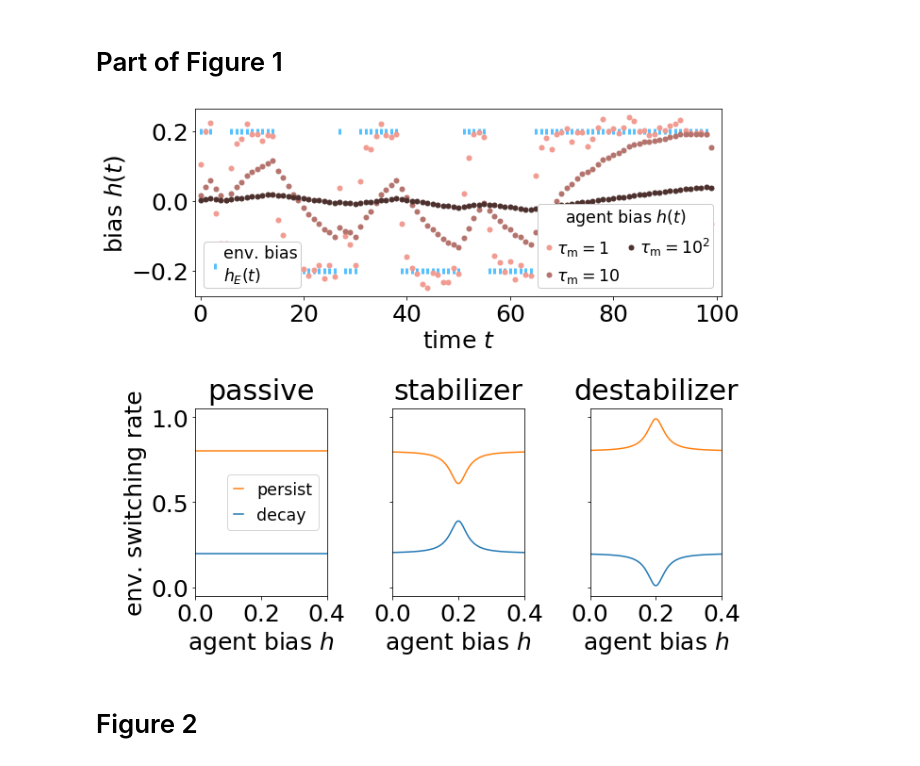
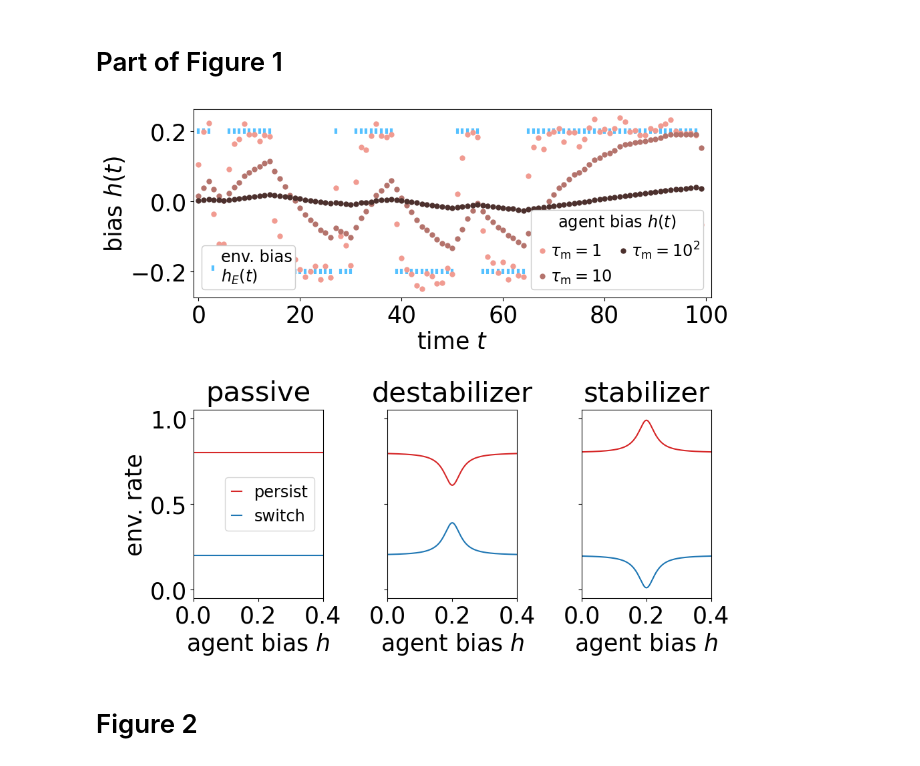
Before and after one commit to eltrompetero/adaptation, a Jupyter notebook: plotting.ipynb, the cells around one changed output. Cells and saved outputs as stored; diff of their text form; code cells hidden in the pictures.

```diff
--- a/plotting.ipynb
+++ b/plotting.ipynb
@@ -47,7 +49,7 @@ fig.savefig('%s/vector.png'%imgdr, bbox_inches='tight', dpi=200)
 seed = 1
 
 # agent properties
-betaRange = exp(-1/array([1,10,100]))
+betaRange = np.exp(-1/np.array([1,10,100]))
 # environment properties
 tau = 10
 kwargs = {'noise':{'type':'binary', 'scale':.2},
@@ -56,8 +58,8 @@ kwargs = {'noise':{'type':'binary', 'scale':.2},
 
 kwargs['rng'] = np.random.RandomState(seed)
 kwargs['noise']['tau'] = tau
-learner = agent.Vision(**kwargs)
-learner.learn(betaRange, n_cpus=cpu_count()-1);
+learner = agent.Passive(**kwargs)
+learner.learn(betaRange);
 # %%
 fig = plt.figure(figsize=(10,9.5))
 gs = GridSpec(2,3)
@@ -67,9 +69,9 @@ ax = fig.add_subplot(gs[0,:])
 
 h = []
 
-ix = where(learner.h[:100]>0)[0]
+ix = np.where(learner.h[:100]>0)[0]
 ax.plot(ix, learner.h[:100][ix], '|', c='#56C1FF', mew=3)
-ix = where(learner.h[:100]<0)[0]
+ix = np.where(learner.h[:100]<0)[0]
 h.append(ax.plot(ix, learner.h[:100][ix], '|', c='#56C1FF', mew=3)[0])
 h.append(ax.plot(learner.hhat[betaRange[0]][:100], '.', c='#F19B91', ms=10)[0])
 h.append(ax.plot(learner.hhat[betaRange[1]][:100], '.', c='#B4736C', ms=10)[0])
@@ -92,7 +94,7 @@ ax.add_artist(leg1)
 # rate forms ============================================
 ax = [fig.add_subplot(gs[1,i]) for i in range(3)]
 
-h = linspace(0, .4, 1000)
+h = np.linspace(0, .4, 1000)
 h0 = .2
 tau = 5
 vd = .001  # dissipation
@@ -101,43 +103,42 @@ weight = .95
 
 
 # passive
 hand = []
-hand.append(ax[0].plot(h, zeros_like(h)+1/tau)[0])
-hand.append(ax[0].plot(h, ones_like(h)-1/tau)[0])
-ax[0].set(xlabel=r'agent bias $h$', ylabel=r'env. switching rate')
+hand.append(ax[0].plot(h, np.zeros_like(h)+1/tau)[0])
+hand.append(ax[0].plot(h, np.ones_like(h)-1/tau, c='C3')[0])
+ax[0].set(xlabel=r'agent bias $h$', ylabel=r'env. rate')
 ax[0].set_title('passive', pad=10)
-ax[0].legend(hand[::-1], ('persist', 'decay'),
+ax[0].legend(hand[::-1], ('persist', 'switch'),
              fontsize='x-small', handlelength=.6)
 
 # destabilizer
 stay = binary_env_stay_rate(h-h0, tau, vd, -weight)
 decay = 1 - stay
 
 ax[1].plot(h, decay)
-ax[1].plot(h, stay)
+ax[1].plot(h, stay, c='C3')
 ax[1].set(xlabel=r'agent bias $h$')
-ax[1].set_title('stabilizer', pad=10)
+ax[1].set_title('destabilizer', pad=10)
 
 # stabilizer
 stay = binary_env_stay_rate(h-h0, tau, vs, weight)
 decay = 1 - stay
 
 ax[2].plot(h, decay)
-ax[2].plot(h, stay)
-ax[2].set_title('destabilizer', pad=10)
+ax[2].plot(h, stay, c='C3')
+ax[2].set_title('stabilizer', pad=10)
 
 
 for a in ax:
     a.set(xlabel=r'agent bias $h$', xlim=(0,.4),
           xticks=(0,.2,.4),
           ylim=(-.05,1.05))
 for a in ax[1:]:
     a.set(yticklabels=[])
 
-
 fig.subplots_adjust(wspace=.5, hspace=.6)
 # %% [output]
-[figure, old version]
+[figure, new version]
 # %%
 fig.savefig(f'{imgdr}/example_and_rates.pdf', bbox_inches='tight')
 # %% [markdown]
```
Also changed, not shown: parts of 28 cells of this notebook.
